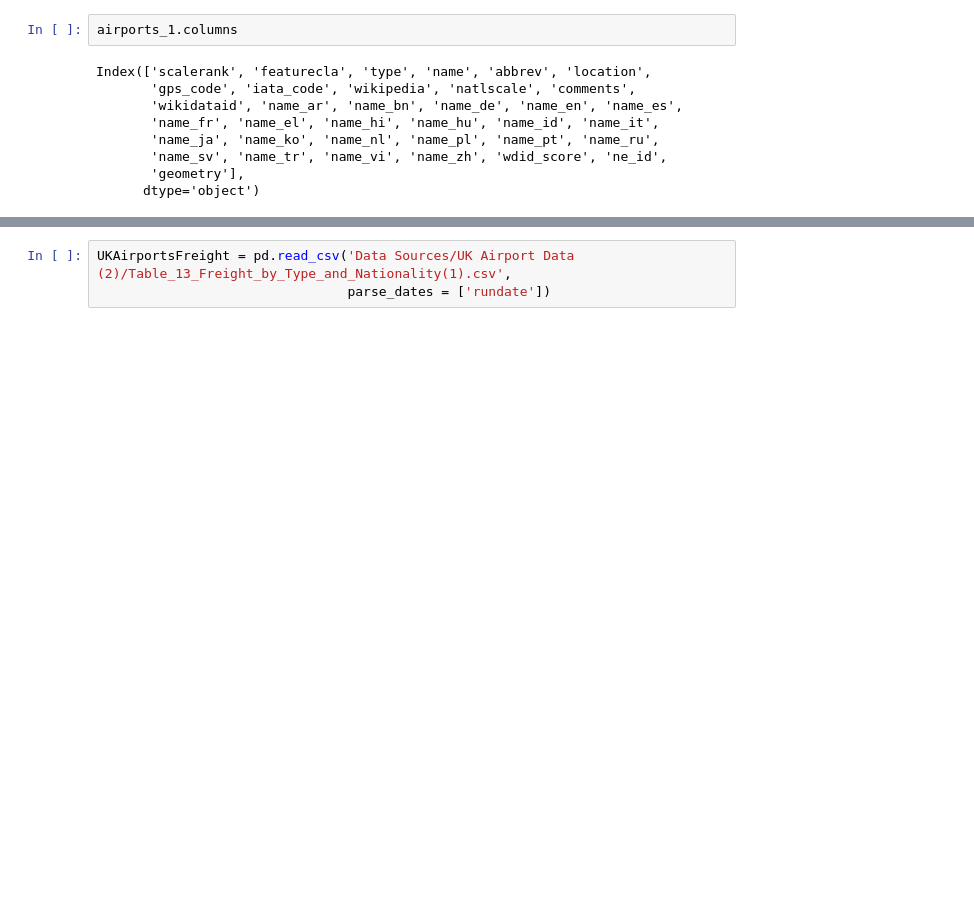
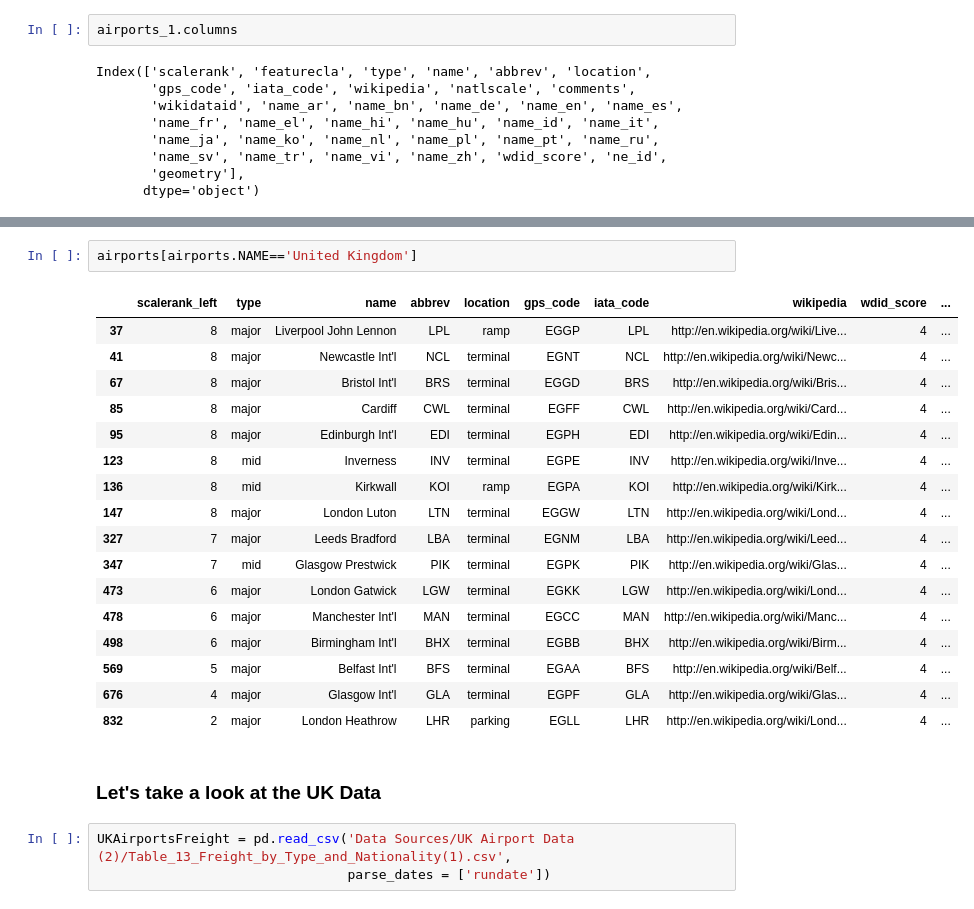
Before and after one commit to johnx25bd/casa-digital-visualisation, a Jupyter notebook: data/DataProcessing_BM.ipynb, the cells around one changed output, grey strips where cells are left out. Drawn from its saved outputs; the diff is of its cells as text; blank space fills up the shorter version.

```diff
--- a/data/DataProcessing_BM.ipynb
+++ b/data/DataProcessing_BM.ipynb
@@ -249,3 +184,25 @@ The number of similar observations are:  0
+# %%
+airports[airports.NAME=='United Kingdom']
+# %% [output]
+|  | scalerank_left | type | name | abbrev | location | gps_code | iata_code | wikipedia | wdid_score | ... |
+| 37 | 8 | major | Liverpool John Lennon | LPL | ramp | EGGP | LPL | http://en.wikipedia.org/wiki/Live... | 4 | ... |
+| 41 | 8 | major | Newcastle Int'l | NCL | terminal | EGNT | NCL | http://en.wikipedia.org/wiki/Newc... | 4 | ... |
+| 67 | 8 | major | Bristol Int'l | BRS | terminal | EGGD | BRS | http://en.wikipedia.org/wiki/Bris... | 4 | ... |
+| 85 | 8 | major | Cardiff | CWL | terminal | EGFF | CWL | http://en.wikipedia.org/wiki/Card... | 4 | ... |
+| 95 | 8 | major | Edinburgh Int'l | EDI | terminal | EGPH | EDI | http://en.wikipedia.org/wiki/Edin... | 4 | ... |
+| 123 | 8 | mid | Inverness | INV | terminal | EGPE | INV | http://en.wikipedia.org/wiki/Inve... | 4 | ... |
+| 136 | 8 | mid | Kirkwall | KOI | ramp | EGPA | KOI | http://en.wikipedia.org/wiki/Kirk... | 4 | ... |
+| 147 | 8 | major | London Luton | LTN | terminal | EGGW | LTN | http://en.wikipedia.org/wiki/Lond... | 4 | ... |
+| 327 | 7 | major | Leeds Bradford | LBA | terminal | EGNM | LBA | http://en.wikipedia.org/wiki/Leed... | 4 | ... |
+| 347 | 7 | mid | Glasgow Prestwick | PIK | terminal | EGPK | PIK | http://en.wikipedia.org/wiki/Glas... | 4 | ... |
+| 473 | 6 | major | London Gatwick | LGW | terminal | EGKK | LGW | http://en.wikipedia.org/wiki/Lond... | 4 | ... |
+| 478 | 6 | major | Manchester Int'l | MAN | terminal | EGCC | MAN | http://en.wikipedia.org/wiki/Manc... | 4 | ... |
+| 498 | 6 | major | Birmingham Int'l | BHX | terminal | EGBB | BHX | http://en.wikipedia.org/wiki/Birm... | 4 | ... |
+| 569 | 5 | major | Belfast Int'l | BFS | terminal | EGAA | BFS | http://en.wikipedia.org/wiki/Belf... | 4 | ... |
+| 676 | 4 | major | Glasgow Int'l | GLA | terminal | EGPF | GLA | http://en.wikipedia.org/wiki/Glas... | 4 | ... |
+| 832 | 2 | major | London Heathrow | LHR | parking | EGLL | LHR | http://en.wikipedia.org/wiki/Lond... | 4 | ... |
+# %% [markdown]
+### Let's take a look at the UK Data
 # %%
 UKAirportsFreight = pd.read_csv('Data Sources/UK Airport Data (2)/Table_13_Freight_by_Type_and_Nationality(1).csv',
                                 parse_dates = ['rundate'])
```
Also changed, not shown: parts of 111 cells of this notebook, 7 other files.
